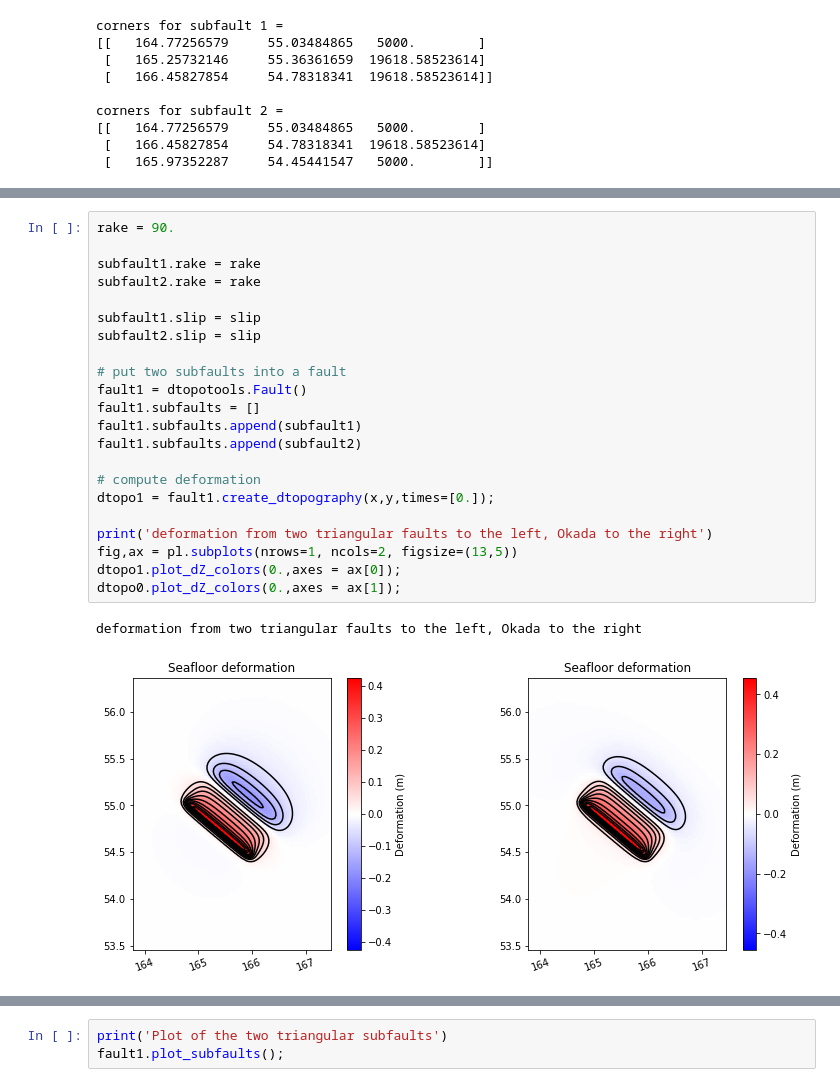
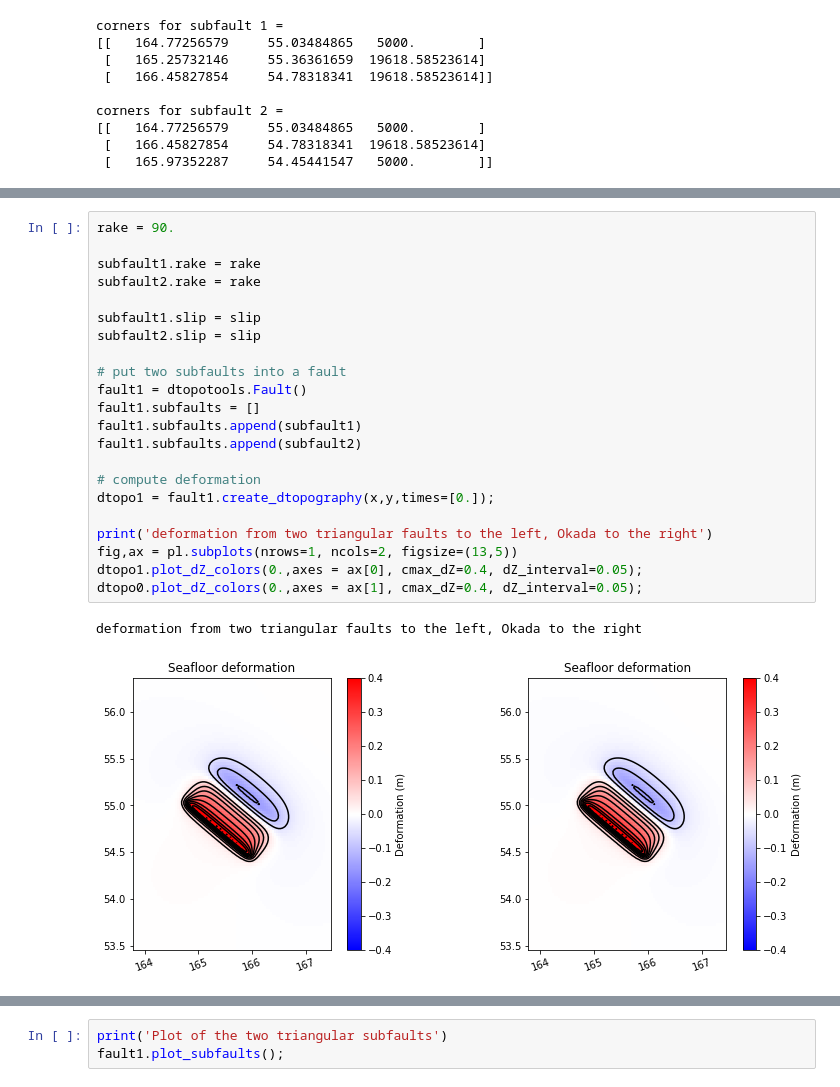
Before and after one commit to rjleveque/dtopotools_triangular_test, a Jupyter notebook: comninou_vs_okada.ipynb, the cells around one changed output, grey strips where cells are left out. Drawn from its saved outputs; the diff is of its cells as text.

```diff
--- a/comninou_vs_okada.ipynb
+++ b/comninou_vs_okada.ipynb
@@ -129,27 +130,27 @@ subfault1 unit slip vector: [-0.61421172 -0.73332785  0.2915034 ]
 # %%
 rake = 90.
 
 subfault1.rake = rake
 subfault2.rake = rake
 
 subfault1.slip = slip
 subfault2.slip = slip
 
 # put two subfaults into a fault
 fault1 = dtopotools.Fault()
 fault1.subfaults = []
 fault1.subfaults.append(subfault1)
 fault1.subfaults.append(subfault2)
 
 # compute deformation
 dtopo1 = fault1.create_dtopography(x,y,times=[0.]);
 
 print('deformation from two triangular faults to the left, Okada to the right')
 fig,ax = pl.subplots(nrows=1, ncols=2, figsize=(13,5))
-dtopo1.plot_dZ_colors(0.,axes = ax[0]);
-dtopo0.plot_dZ_colors(0.,axes = ax[1]);
+dtopo1.plot_dZ_colors(0.,axes = ax[0], cmax_dZ=0.4, dZ_interval=0.05);
+dtopo0.plot_dZ_colors(0.,axes = ax[1], cmax_dZ=0.4, dZ_interval=0.05);
 # %% [output]
 deformation from two triangular faults to the left, Okada to the right
-[figure, old version]
+[figure, new version]
 # %%
 ddZ = dtopo1.dZ[-1,:,:] - dtopo0.dZ[-1,:,:]
```
Also changed, not shown: parts of 14 cells of this notebook.
